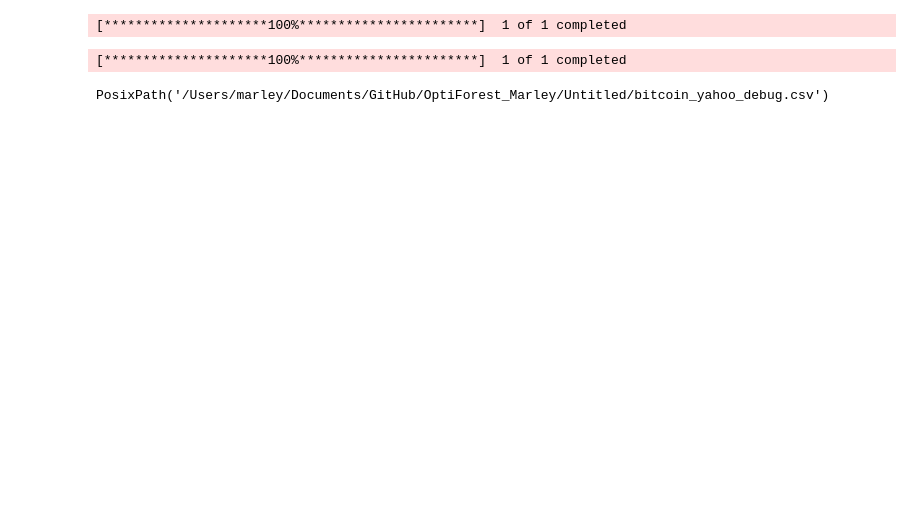
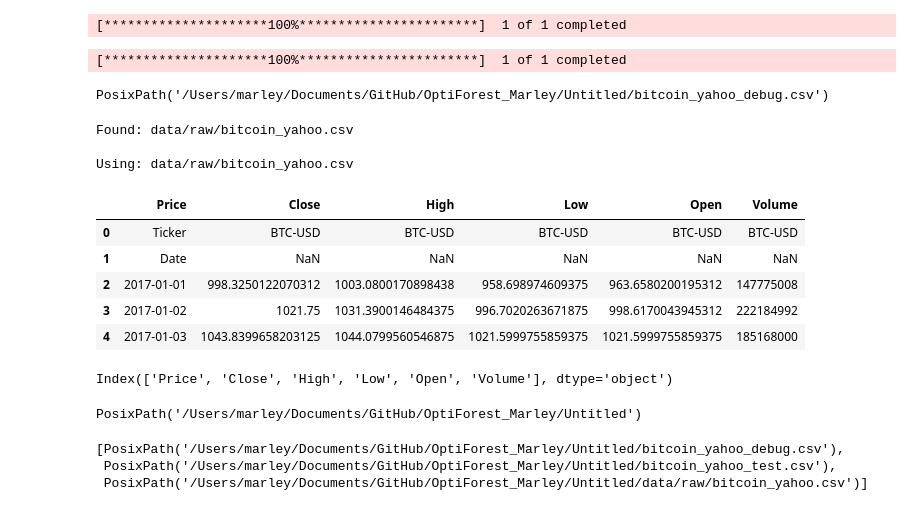
Before and after one commit to marleybharat/OptIForest, a Jupyter notebook: data_construction.ipynb, the cells around one changed output. Saved outputs shown, nothing was run; the diff lists cells and outputs as text; code cells hidden in the pictures; blank space fills up the shorter version.

Commit message:
Done with the first step

```diff
--- a/data_construction.ipynb
+++ b/data_construction.ipynb
@@ -96,3 +97,47 @@ path
 # %% [output]
 [*********************100%***********************]  1 of 1 completed
 PosixPath('/Users/marley/Documents/GitHub/OptiForest_Marley/Untitled/bitcoin_yahoo_debug.csv')
+# %%
+from pathlib import Path
+import pandas as pd
+
+# find the file automatically no matter what
+for p in Path(".").rglob("bitcoin_yahoo.csv"):
+    print("Found:", p)
+
+# choose the first match (edit if more than one)
+csv_path = list(Path(".").rglob("bitcoin_yahoo.csv"))[0]
+print("\nUsing:", csv_path)
+
+# read again, telling pandas that the first column is the index (Date)
+df = pd.read_csv(csv_path, index_col=0, parse_dates=True)
+df = df.reset_index().rename(columns={"index": "Date"})
+df.head()
+# %% [output]
+Found: data/raw/bitcoin_yahoo.csv
+
+Using: data/raw/bitcoin_yahoo.csv
+|  | Price | Close | High | Low | Open | Volume |
+| 0 | Ticker | BTC-USD | BTC-USD | BTC-USD | BTC-USD | BTC-USD |
+| 1 | Date | NaN | NaN | NaN | NaN | NaN |
+| 2 | 2017-01-01 | 998.3250122070312 | 1003.0800170898438 | 958.698974609375 | 963.6580200195312 | 147775008 |
+| 3 | 2017-01-02 | 1021.75 | 1031.3900146484375 | 996.7020263671875 | 998.6170043945312 | 222184992 |
+| 4 | 2017-01-03 | 1043.8399658203125 | 1044.0799560546875 | 1021.5999755859375 | 1021.5999755859375 | 185168000 |
+# %%
+df.columns
+# %% [output]
+Index(['Price', 'Close', 'High', 'Low', 'Open', 'Volume'], dtype='object')
+# %%
+from pathlib import Path
+cwd = Path(".").resolve()
+cwd
+# %% [output]
+PosixPath('/Users/marley/Documents/GitHub/OptiForest_Marley/Untitled')
+# %%
+from pathlib import Path
+candidates = list(Path(".").resolve().rglob("bitcoin_yahoo*.csv"))
+candidates
+# %% [output]
+[PosixPath('/Users/marley/Documents/GitHub/OptiForest_Marley/Untitled/bitcoin_yahoo_debug.csv'),
+ PosixPath('/Users/marley/Documents/GitHub/OptiForest_Marley/Untitled/bitcoin_yahoo_test.csv'),
+ PosixPath('/Users/marley/Documents/GitHub/OptiForest_Marley/Untitled/data/raw/bitcoin_yahoo.csv')]
```
Also changed, not shown: parts of 16 cells of this notebook, 2 other files.
